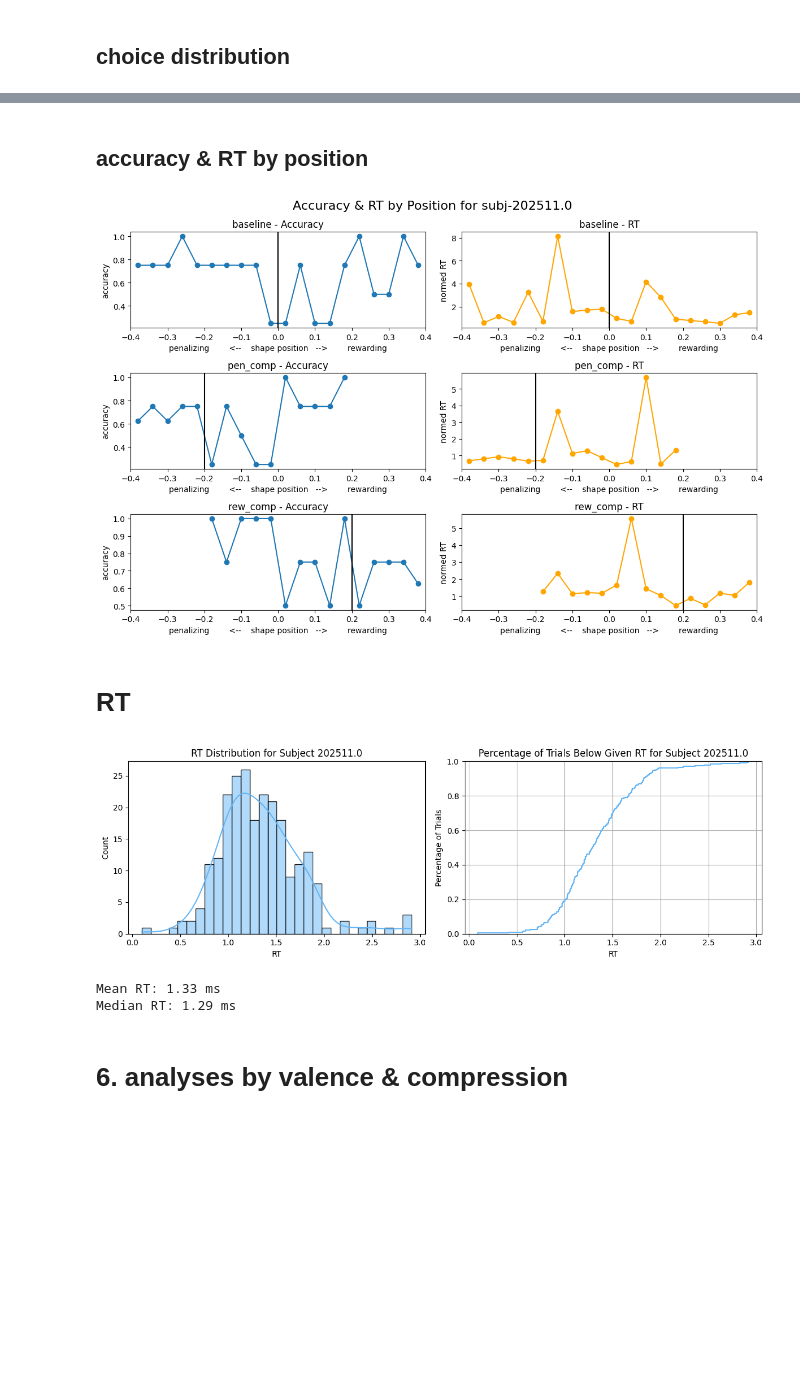
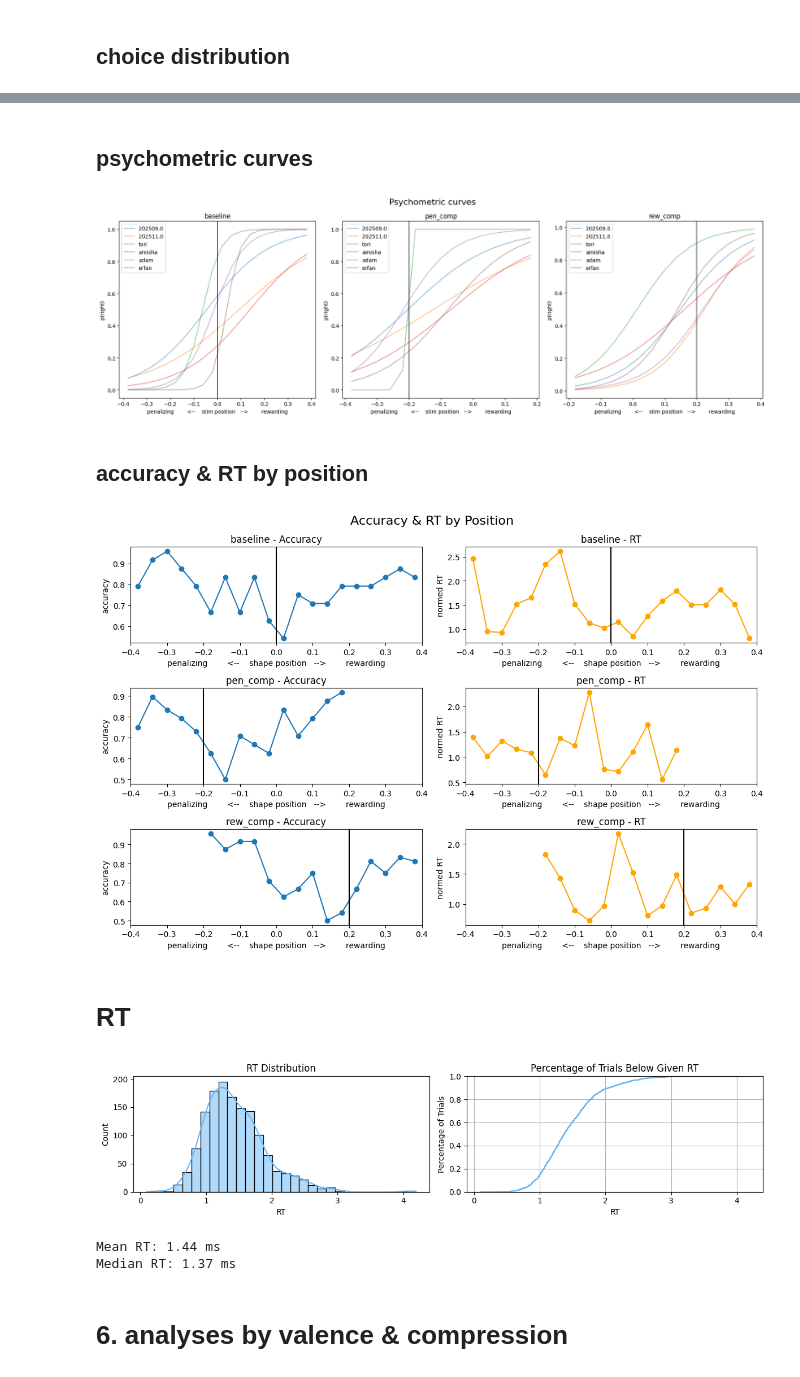
Before and after one commit to siyer7/asymmetry_design, a Jupyter notebook: code/beh_analyses.ipynb, the cells around one changed output, grey strips where cells are left out. Cells and saved outputs as stored; diff of their text form; code cells hidden in the pictures; blank space fills up the shorter version.

Commit message:
psychometric curves done!

```diff
--- a/code/beh_analyses.ipynb
+++ b/code/beh_analyses.ipynb
@@ -181,7 +180,7 @@ print(subjs)
 subj = '202511.0'
 print(subj)
 df_analysis = df_subjs[df_subjs['subj'] == subj].copy()
-# df_analysis = df_subjs.copy()
+df_analysis = df_subjs.copy()
 df_analysis
 # %% [output]
 ['202509.0' '202511.0' 'tori' 'amisha' 'adam' 'erfan']
@@ -381,0 +358,2 @@ plt.show()
+# %% [markdown]
+## psychometric curves
@@ -382,3 +386,35 @@ plt.show()
+# %%
+fig, axs = plt.subplots(1, 3, figsize=(18, 6))
+axs, ax = axs.flatten(), 0
+
+for cond, cond_df in df_analysis.groupby('condition'):
+
+    # positions used in this condition
+    cond_positions = np.sort(cond_df['stim_pos_aligned'].unique())
+    cond_div = cond_df['div_pos_aligned'].iloc[0]
+
+    # get psychometric data for each subject
+    for subj in subjs:
+        props, sderrs = get_subj_psychometric(subj, cond_positions, cond_df)
+
+        # fit logistic curve
+        param_init = [cond_div, 1]
+        [bias, slope], _ = curve_fit(logistic, cond_positions, props, p0=param_init)
+        fitted_curve = logistic(cond_positions, *[bias, slope])
+
+        # axs[ax].errorbar(cond_positions, props, yerr=sderrs, fmt='o', label=f'subj-{subj}')
+        axs[ax].plot(cond_positions, fitted_curve, label=f'{subj}', alpha=0.5)
+
+    axs[ax].axvline(cond_div, color='black', linestyle='-', alpha=0.7)
+    axs[ax].set(title=cond, xlabel='penalizing        <--    stim position   -->        rewarding', ylabel='p(right)')
+    axs[ax].legend()
+    ax += 1
+
+plt.suptitle(f'Psychometric curves', fontsize=16)
+plt.tight_layout()
+plt.show()
+# %% [output]
+[figure, added]
 # %% [markdown]
 ## accuracy & RT by position
 # %%
@@ -400,41 +436,44 @@ for i, (cond, cond_df) in enumerate(df_analysis.groupby('condition')):
     axs[i, 1].axvline(cond_df['div_pos_aligned'].iloc[0], color='black', linestyle='-')
 
 plt.suptitle(f'Accuracy & RT by Position for subj-{subj}', fontsize=16)
+plt.suptitle(f'Accuracy & RT by Position', fontsize=16)
 plt.tight_layout()
 plt.show()
 # %% [output]
-[figure, old version]
+[figure, new version]
 # %% [markdown]
 # RT
 # %%
 # distribution of RT and percentage of trials below any given time
-fig, axes = plt.subplots(1, 2, figsize=(12, 4))
+fig, axes = plt.subplots(1, 2, figsize=(12, 3))
 
 # RT distribution
 sns.histplot(df_analysis['trials.submit_resp.rt'], bins=30, kde=True, color='#64B5F6', ax=axes[0])
 axes[0].set_title(f'RT Distribution for Subject {subj}')
+axes[0].set_title(f'RT Distribution')
 axes[0].set_xlabel('RT')
 axes[0].set_ylabel('Count')
 
 # percentage of trials below any given time
 sns.ecdfplot(df_analysis['trials.submit_resp.rt'], color='#64B5F6', ax=axes[1])
 axes[1].set_title(f'Percentage of Trials Below Given RT for Subject {subj}')
+axes[1].set_title(f'Percentage of Trials Below Given RT')
 axes[1].set_xlabel('RT')
 axes[1].set_ylabel('Percentage of Trials')
 axes[1].grid(True)
 
 plt.tight_layout()
 plt.show()
 
 # print mean and median RT
 mean_rt = df_analysis['trials.submit_resp.rt'].mean()
 median_rt = df_analysis['trials.submit_resp.rt'].median()
 print(f'Mean RT: {mean_rt:.2f} ms')
 print(f'Median RT: {median_rt:.2f} ms')
 # %% [output]
-[figure, old version]
+[figure, new version]
-Mean RT: 1.33 ms
-Median RT: 1.29 ms
+Mean RT: 1.44 ms
+Median RT: 1.37 ms
 # %% [markdown]
 # 6. analyses by valence & compression
 # %%
```
Also changed, not shown: parts of 11 cells of this notebook, 1 other file.
